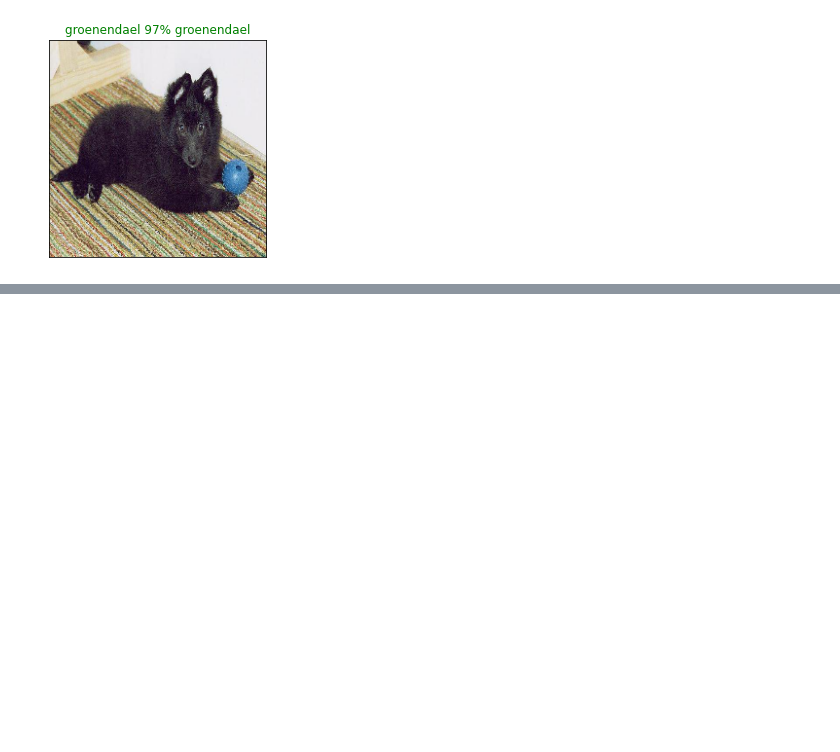
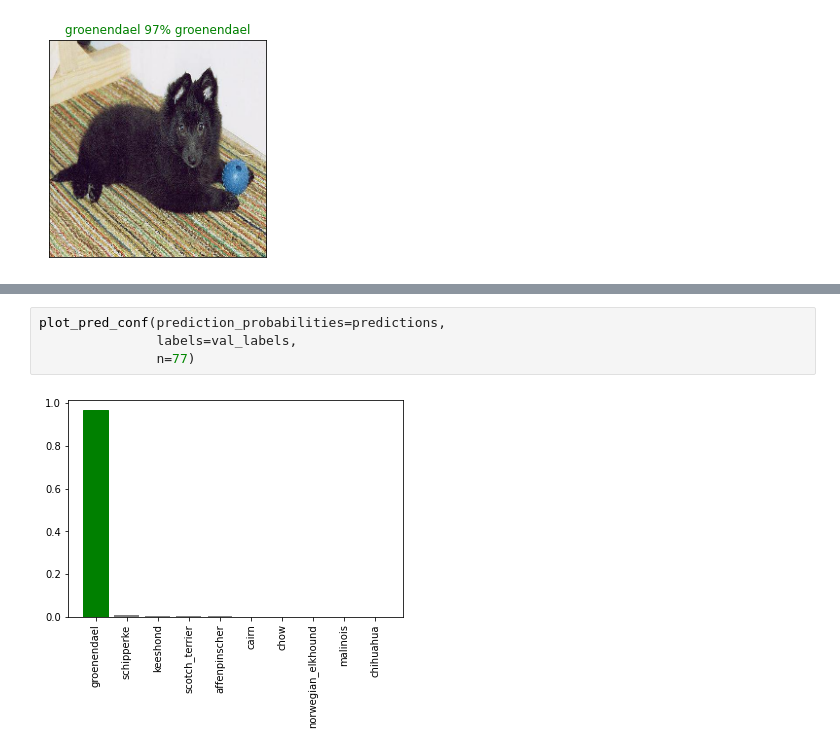
Before and after one commit to pcsmomo/data-science-ml-andrei, a Jupyter notebook: 14-prj-neural-networks-tensorflow/03-predict-eval-model.ipynb, the cells around one changed output, grey strips where cells are left out. Cells and saved outputs as stored; diff of their text form; blank space fills up the shorter version.

```diff
--- a/14-prj-neural-networks-tensorflow/03-predict-eval-model.ipynb
+++ b/14-prj-neural-networks-tensorflow/03-predict-eval-model.ipynb
@@ -425,0 +478,6 @@ plot_pred(prediction_probabilities=predictions,
+# %%
+plot_pred_conf(prediction_probabilities=predictions,
+               labels=val_labels,
+               n=77)
+# %% [output]
+[figure, added]
```
Also changed, not shown: parts of 4 cells of this notebook.
